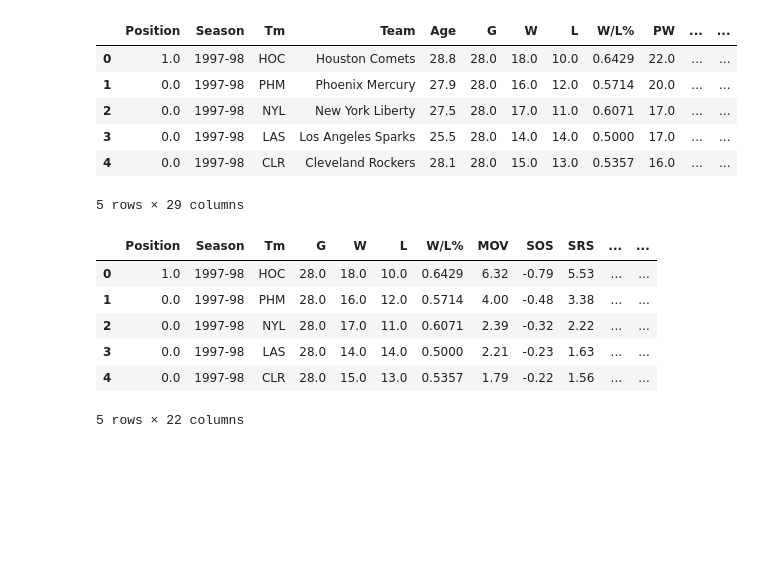
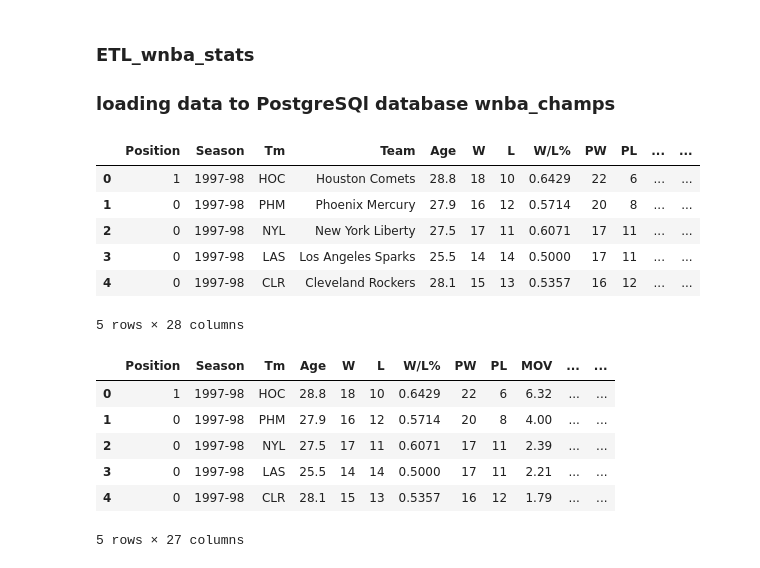
Before and after one commit to l-aldarondo/Sports-Predictions, a Jupyter notebook: database_inital_load.ipynb, the cells around one changed output. Cells and saved outputs as stored; diff of their text form; code cells hidden in the pictures; blank space fills up the shorter version.

```diff
--- a/database_inital_load.ipynb
+++ b/database_inital_load.ipynb
@@ -1 +1,4 @@
+# %% [markdown]
+### ETL_wnba_stats
+### loading data to PostgreSQl database wnba_champs
 # %%
@@ -5,28 +8,28 @@ from path import Path
 from sqlalchemy import create_engine
 from config import db_password
 # %%
-# Load the cy_stats.csv dataset.
-csv_path = Path("C:/Users/rafae/OneDrive/Desktop/FINAL_PROJECT/wnba_stats.csv")
+# Load the season_stats.csv dataset.
+csv_path = Path("./Data/wnba_stats.csv")
 stats_df = pd.read_csv(csv_path)
 stats_df.head()
 # %% [output]
-|  | Position | Season | Tm | Team | Age | G | W | L | W/L% | PW | ... | ... |
-| 0 | 1.0 | 1997-98 | HOC | Houston Comets | 28.8 | 28.0 | 18.0 | 10.0 | 0.6429 | 22.0 | ... | ... |
-| 1 | 0.0 | 1997-98 | PHM | Phoenix Mercury | 27.9 | 28.0 | 16.0 | 12.0 | 0.5714 | 20.0 | ... | ... |
-| 2 | 0.0 | 1997-98 | NYL | New York Liberty | 27.5 | 28.0 | 17.0 | 11.0 | 0.6071 | 17.0 | ... | ... |
-| 3 | 0.0 | 1997-98 | LAS | Los Angeles Sparks | 25.5 | 28.0 | 14.0 | 14.0 | 0.5000 | 17.0 | ... | ... |
-| 4 | 0.0 | 1997-98 | CLR | Cleveland Rockers | 28.1 | 28.0 | 15.0 | 13.0 | 0.5357 | 16.0 | ... | ... |
+|  | Position | Season | Tm | Team | Age | W | L | W/L% | PW | PL | ... | ... |
+| 0 | 1 | 1997-98 | HOC | Houston Comets | 28.8 | 18 | 10 | 0.6429 | 22 | 6 | ... | ... |
+| 1 | 0 | 1997-98 | PHM | Phoenix Mercury | 27.9 | 16 | 12 | 0.5714 | 20 | 8 | ... | ... |
+| 2 | 0 | 1997-98 | NYL | New York Liberty | 27.5 | 17 | 11 | 0.6071 | 17 | 11 | ... | ... |
+| 3 | 0 | 1997-98 | LAS | Los Angeles Sparks | 25.5 | 14 | 14 | 0.5000 | 17 | 11 | ... | ... |
+| 4 | 0 | 1997-98 | CLR | Cleveland Rockers | 28.1 | 15 | 13 | 0.5357 | 16 | 12 | ... | ... |
-5 rows × 29 columns
+5 rows × 28 columns
 # %%
 # remove usless columns
-stats_df = stats_df.drop(['Team','Age','PW','PL','NRtg','FTr','3PAr'], axis=1)
+stats_df = stats_df.drop(['Team'], axis=1)
 stats_df.head()
 # %% [output]
-|  | Position | Season | Tm | G | W | L | W/L% | MOV | SOS | SRS | ... | ... |
-| 0 | 1.0 | 1997-98 | HOC | 28.0 | 18.0 | 10.0 | 0.6429 | 6.32 | -0.79 | 5.53 | ... | ... |
-| 1 | 0.0 | 1997-98 | PHM | 28.0 | 16.0 | 12.0 | 0.5714 | 4.00 | -0.48 | 3.38 | ... | ... |
-| 2 | 0.0 | 1997-98 | NYL | 28.0 | 17.0 | 11.0 | 0.6071 | 2.39 | -0.32 | 2.22 | ... | ... |
-| 3 | 0.0 | 1997-98 | LAS | 28.0 | 14.0 | 14.0 | 0.5000 | 2.21 | -0.23 | 1.63 | ... | ... |
-| 4 | 0.0 | 1997-98 | CLR | 28.0 | 15.0 | 13.0 | 0.5357 | 1.79 | -0.22 | 1.56 | ... | ... |
+|  | Position | Season | Tm | Age | W | L | W/L% | PW | PL | MOV | ... | ... |
+| 0 | 1 | 1997-98 | HOC | 28.8 | 18 | 10 | 0.6429 | 22 | 6 | 6.32 | ... | ... |
+| 1 | 0 | 1997-98 | PHM | 27.9 | 16 | 12 | 0.5714 | 20 | 8 | 4.00 | ... | ... |
+| 2 | 0 | 1997-98 | NYL | 27.5 | 17 | 11 | 0.6071 | 17 | 11 | 2.39 | ... | ... |
+| 3 | 0 | 1997-98 | LAS | 25.5 | 14 | 14 | 0.5000 | 17 | 11 | 2.21 | ... | ... |
+| 4 | 0 | 1997-98 | CLR | 28.1 | 15 | 13 | 0.5357 | 16 | 12 | 1.79 | ... | ... |
-5 rows × 22 columns
+5 rows × 27 columns
 # %%
```
Also changed, not shown: parts of 21 cells of this notebook, 2 other files.
